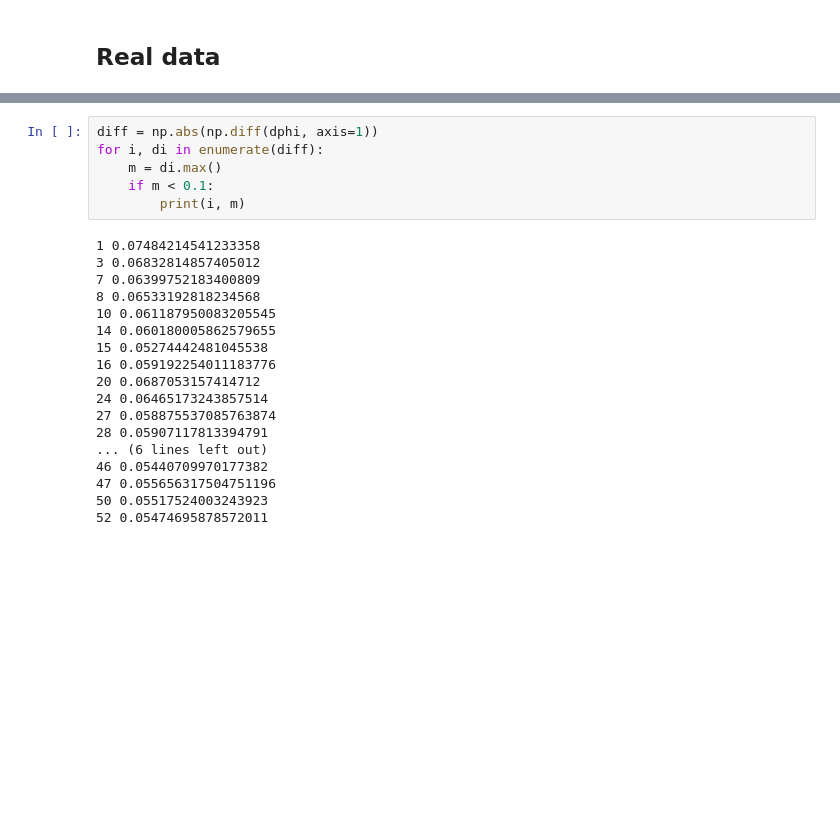
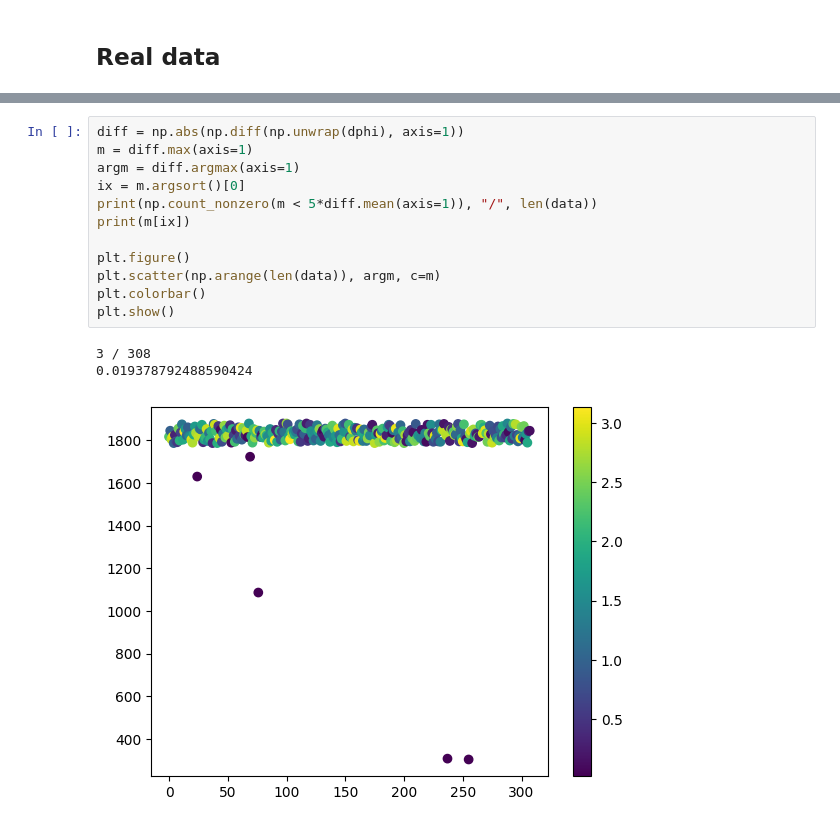
Before and after one commit to AaronParsons/sdrudp, a Jupyter notebook: notebooks/phase_detect_and_correct.ipynb, the cells around one changed output, grey strips where cells are left out. Saved outputs shown, nothing was run; the diff lists cells and outputs as text; blank space fills up the shorter version.

```diff
--- a/notebooks/phase_detect_and_correct.ipynb
+++ b/notebooks/phase_detect_and_correct.ipynb
@@ -108,25 +120,17 @@ plt.show()
 # %%
-diff = np.abs(np.diff(dphi, axis=1))
-for i, di in enumerate(diff):
-    m = di.max()
-    if m < 0.1:
-        print(i, m)
+diff = np.abs(np.diff(np.unwrap(dphi), axis=1))
+m = diff.max(axis=1)
+argm = diff.argmax(axis=1)
+ix = m.argsort()[0]
+print(np.count_nonzero(m < 5*diff.mean(axis=1)), "/", len(data))
+print(m[ix])
+
+plt.figure()
+plt.scatter(np.arange(len(data)), argm, c=m)
+plt.colorbar()
+plt.show()
 # %% [output]
-1 0.07484214541233358
-3 0.06832814857405012
-7 0.06399752183400809
-8 0.06533192818234568
-10 0.061187950083205545
-14 0.060180005862579655
-15 0.05274442481045538
-16 0.059192254011183776
-20 0.0687053157414712
-24 0.06465173243857514
-27 0.058875537085763874
-28 0.05907117813394791
-... (6 lines left out)
-46 0.05440709970177382
-47 0.055656317504751196
-50 0.05517524003243923
-52 0.05474695878572011
+3 / 308
+0.019378792488590424
+[figure, added]
 # %%
```
Also changed, not shown: parts of 12 cells of this notebook.
